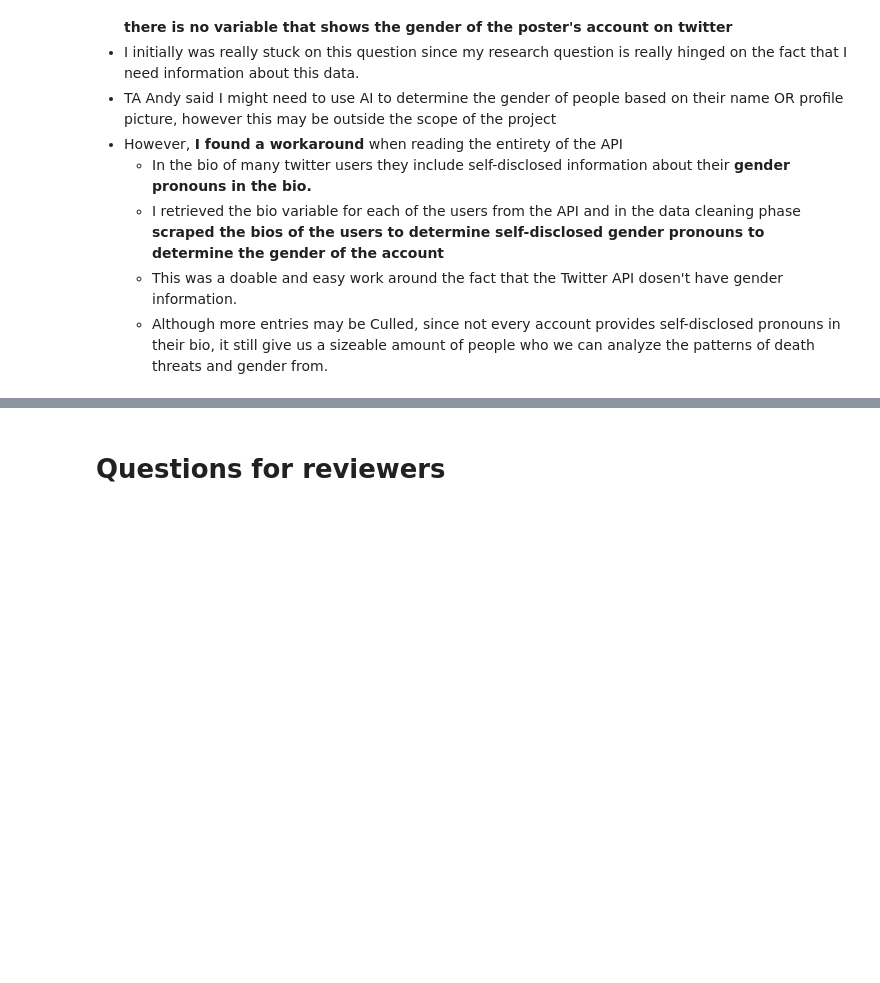
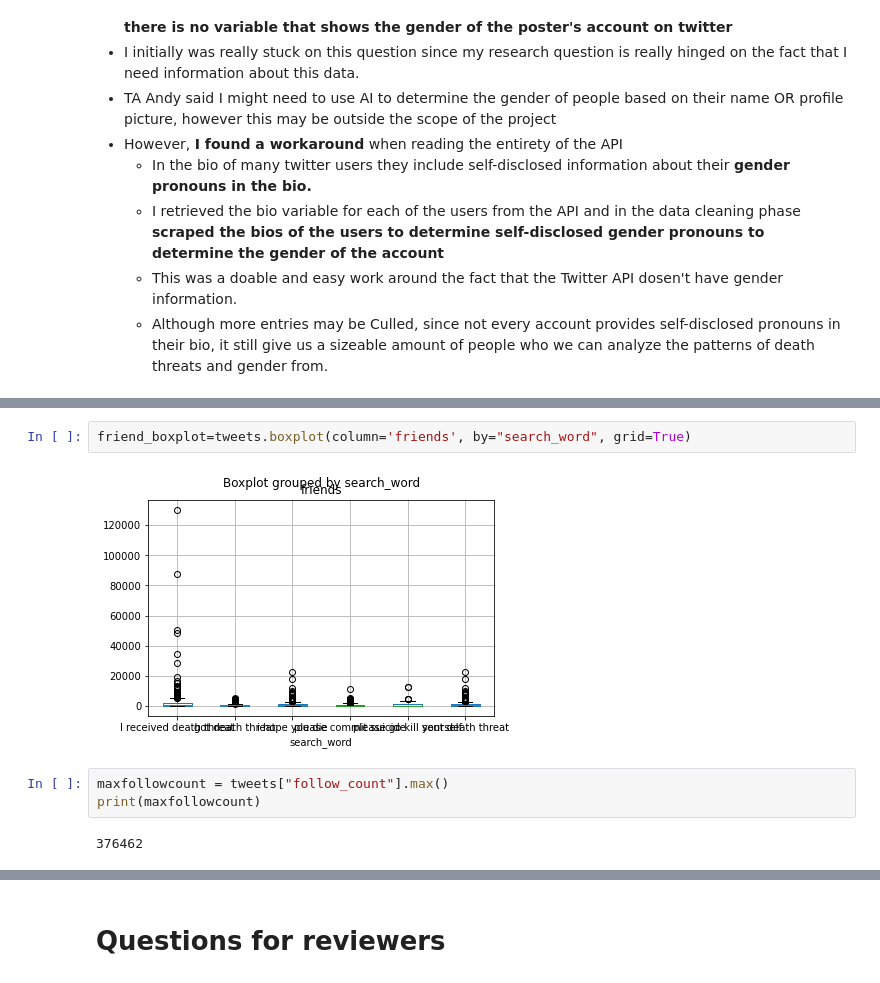
Before and after one commit to Caitlinjlau/The_final_data_science_proj, a Jupyter notebook: python_files/Phase II.ipynb, the cells around one changed output, grey strips where cells are left out. Drawn from its saved outputs; the diff is of its cells as text; blank space fills up the shorter version.

```diff
--- a/python_files/Phase II.ipynb
+++ b/python_files/Phase II.ipynb
@@ -93,0 +310,9 @@
+# %%
+friend_boxplot=tweets.boxplot(column='friends', by="search_word", grid=True)
+# %% [output]
+[figure, added]
+# %%
+maxfollowcount = tweets["follow_count"].max()
+print(maxfollowcount)
+# %% [output]
+376462
```
Also changed, not shown: parts of 34 cells of this notebook, 11 other files.
